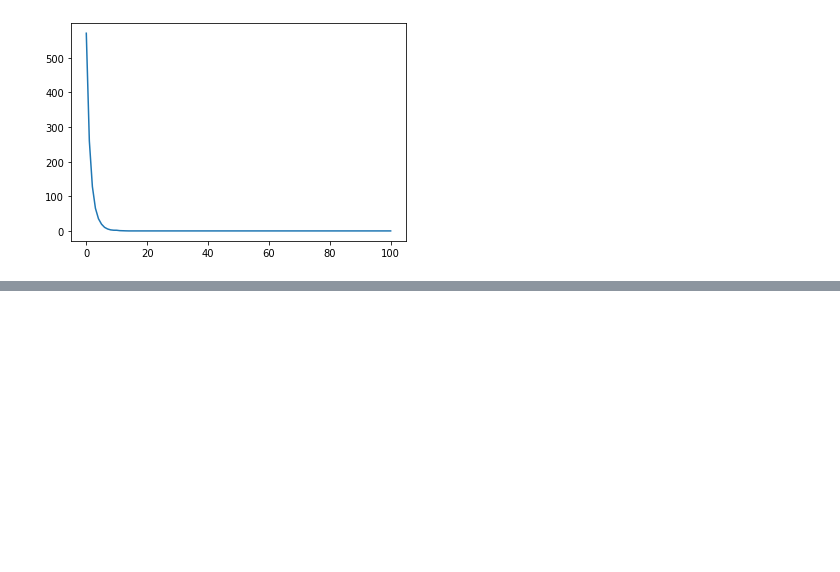
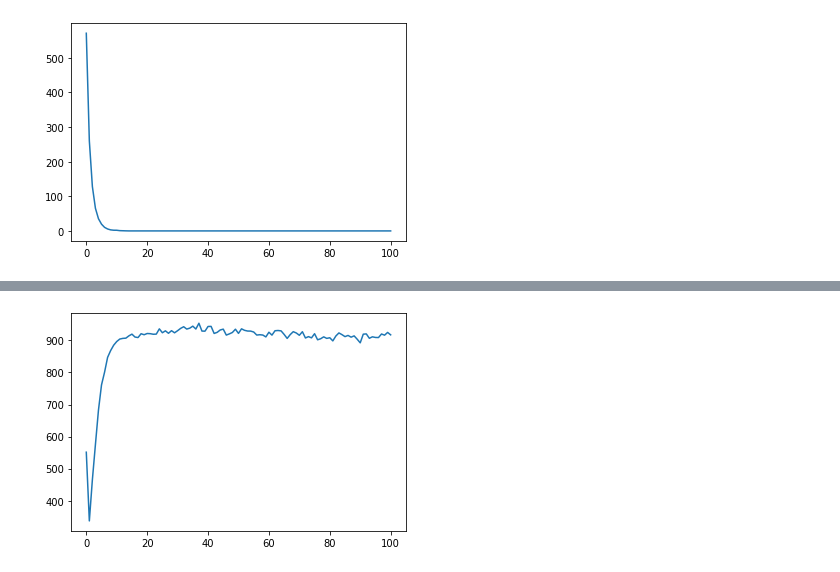
Before and after one commit to justin830827/Virus-Propagation, a Jupyter notebook: Virus.ipynb, the cells around one changed output, grey strips where cells are left out. Cells and saved outputs as stored; diff of their text form; code cells hidden in the pictures; blank space fills up the shorter version.

```diff
--- a/Virus.ipynb
+++ b/Virus.ipynb
@@ -558,0 +653,9 @@ plt.show()
+# %%
+def immunD(adj,k):
+    val, vec = np.linalg.eig(adj)
+    eig_set=[(val[i],vec[i]) for i in range(len(val))]
+    eig_set=sorted(eig_set,key=lambda x:x[0],reverse=1)
+    largest_vec=eig_set[0][1]
+    largest_vec=np.absolute(largest_vec)
+    immun = [u[0] for u in sorted(enumerate(largest_vec), reverse = True, key = itemgetter(1))[:k]]
+    return immun
@@ -558,0 +704,14 @@ plt.show()
+# %%
+policy_D=[]
+imd=immunD(adj,200)
+for i in range(10):
+    G = nx.Graph(g)
+    res=policyD(beta1,delta1,adj,t,c,200,G,imd)
+    policy_D.append(res)
+policy_D=np.array(policy_D)
+policy_D=np.mean(policy_D, axis=0)
+
+plt.plot(policy_D)
+plt.show()
+# %% [output]
+[figure, added]
```
Also changed, not shown: parts of 6 cells of this notebook, 1 other file.
